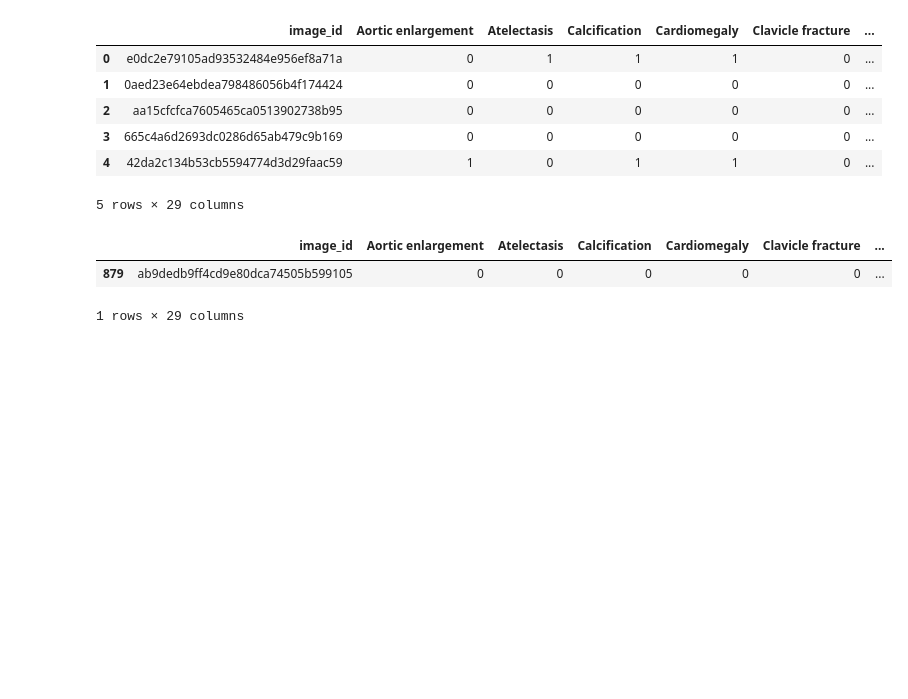
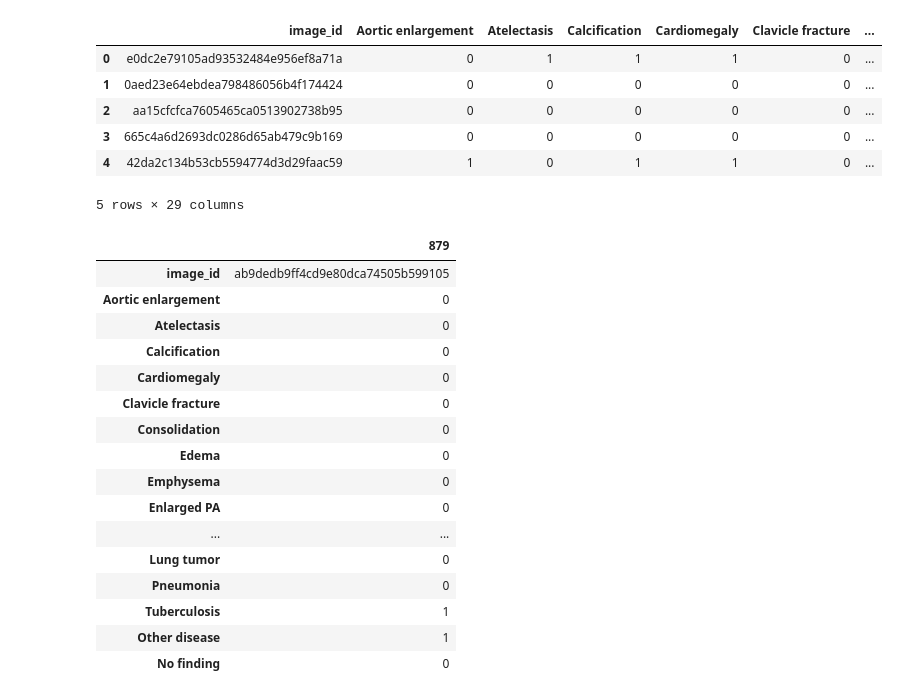
Before and after one commit to harshvardhan10/thesis-codebase, a Jupyter notebook: notebooks/eda_vindr_cxr.ipynb, the cells around one changed output. Cells and saved outputs as stored; diff of their text form; code cells hidden in the pictures; blank space fills up the shorter version.

```diff
--- a/notebooks/eda_vindr_cxr.ipynb
+++ b/notebooks/eda_vindr_cxr.ipynb
@@ -74,8 +127,22 @@ img_lbl_test.head()
 | 4 | 42da2c134b53cb5594774d3d29faac59 | 1 | 0 | 1 | 1 | 0 | ... |
 5 rows × 29 columns
 # %%
-img_lbl_test[img_lbl_test.image_id == "ab9dedb9ff4cd9e80dca74505b599105"]
+img_lbl_test[img_lbl_test.image_id == "ab9dedb9ff4cd9e80dca74505b599105"].T
 # %% [output]
-|  | image_id | Aortic enlargement | Atelectasis | Calcification | Cardiomegaly | Clavicle fracture | ... |
-| 879 | ab9dedb9ff4cd9e80dca74505b599105 | 0 | 0 | 0 | 0 | 0 | ... |
+|  | 879 |
+| image_id | ab9dedb9ff4cd9e80dca74505b599105 |
+| Aortic enlargement | 0 |
+| Atelectasis | 0 |
+| Calcification | 0 |
+| Cardiomegaly | 0 |
+| Clavicle fracture | 0 |
+| Consolidation | 0 |
+| Edema | 0 |
+| Emphysema | 0 |
+| Enlarged PA | 0 |
+| ... | ... |
+| Lung tumor | 0 |
+| Pneumonia | 0 |
+| Tuberculosis | 1 |
+| Other disease | 1 |
+| No finding | 0 |
-1 rows × 29 columns
```
Also changed, not shown: parts of 14 cells of this notebook, 1 other file.
